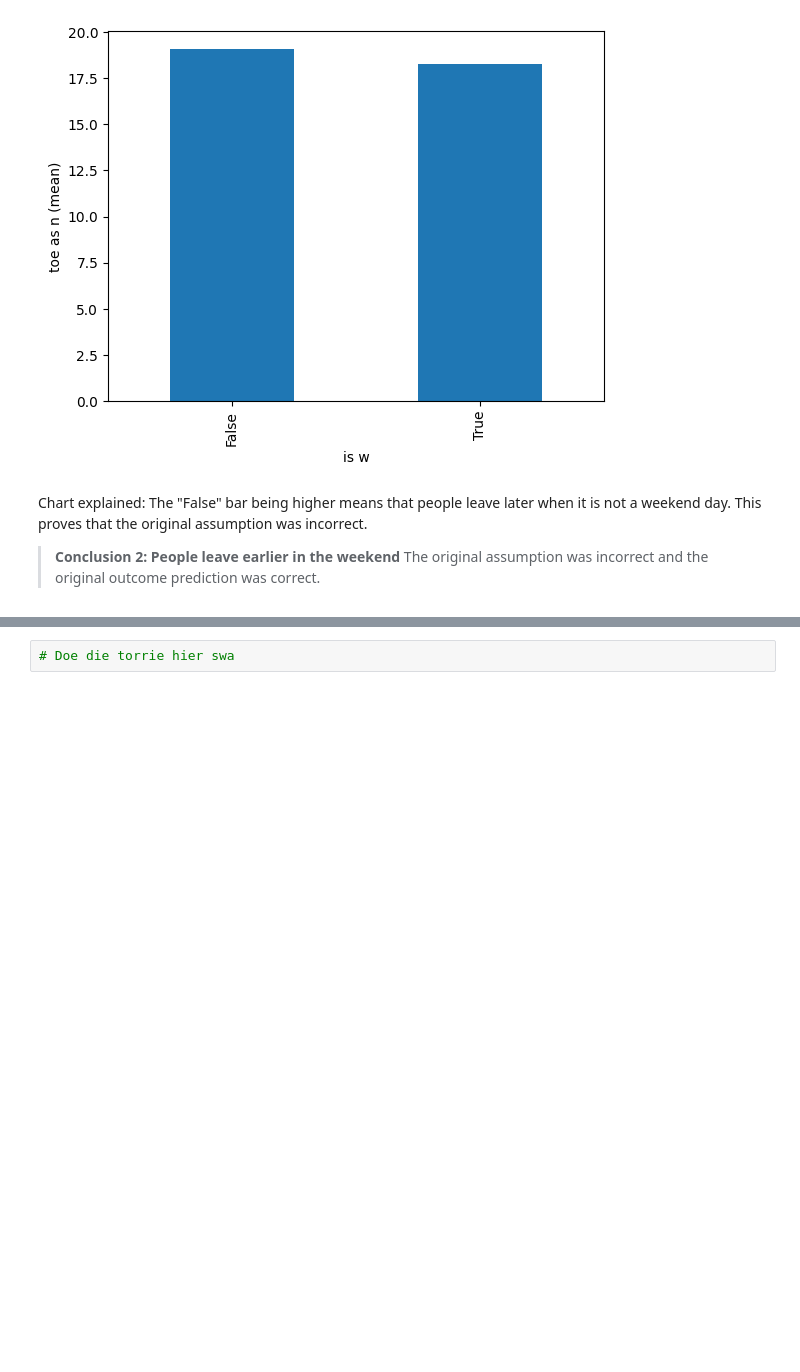
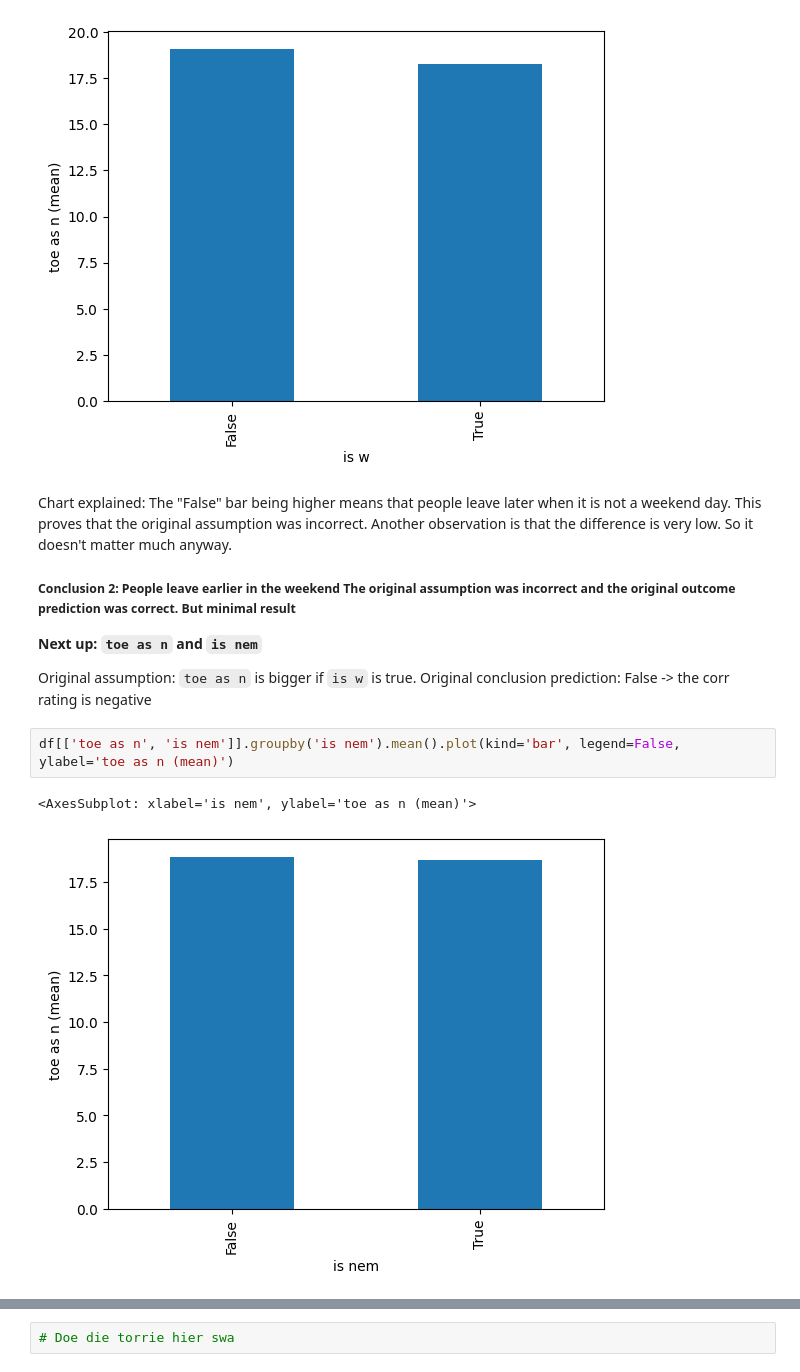
Before and after one commit to jussihailu1/AI-for-Society, a Jupyter notebook: EDA/Third try/EDA third try.ipynb, the cells around one changed output, grey strips where cells are left out. Drawn from its saved outputs; the diff is of its cells as text; blank space fills up the shorter version.

```diff
--- a/EDA/Third try/EDA third try.ipynb
+++ b/EDA/Third try/EDA third try.ipynb
@@ -324,7 +398,17 @@ df[['toe as n', 'is w']].groupby('is w').mean().plot(kind='bar', legend=False, y
 <AxesSubplot: xlabel='is w', ylabel='toe as n (mean)'>
 [figure]
 # %% [markdown]
-Chart explained: The "False" bar being higher means that people leave later when it is not a weekend day. This proves that the original assumption was incorrect.
+Chart explained: The "False" bar being higher means that people leave later when it is not a weekend day. This proves that the original assumption was incorrect. Another observation is that the difference is very low. So it doesn't matter much anyway.
 
-> **Conclusion 2: People leave earlier in the weekend** The original assumption was incorrect and the original outcome prediction was correct.
+##### **Conclusion 2: People leave earlier in the weekend** The original assumption was incorrect and the original outcome prediction was correct. But minimal result
+
+**Next up: `toe as n` and `is nem`**
+
+Original assumption: `toe as n` is bigger if `is w` is true.
+Original conclusion prediction: False -> the corr rating is negative
+# %%
+df[['toe as n', 'is nem']].groupby('is nem').mean().plot(kind='bar', legend=False, ylabel='toe as n (mean)')
+# %% [output]
+<AxesSubplot: xlabel='is nem', ylabel='toe as n (mean)'>
+[figure, added]
 # %% [markdown]
```
Also changed, not shown: parts of 16 cells of this notebook, 5 other files.
